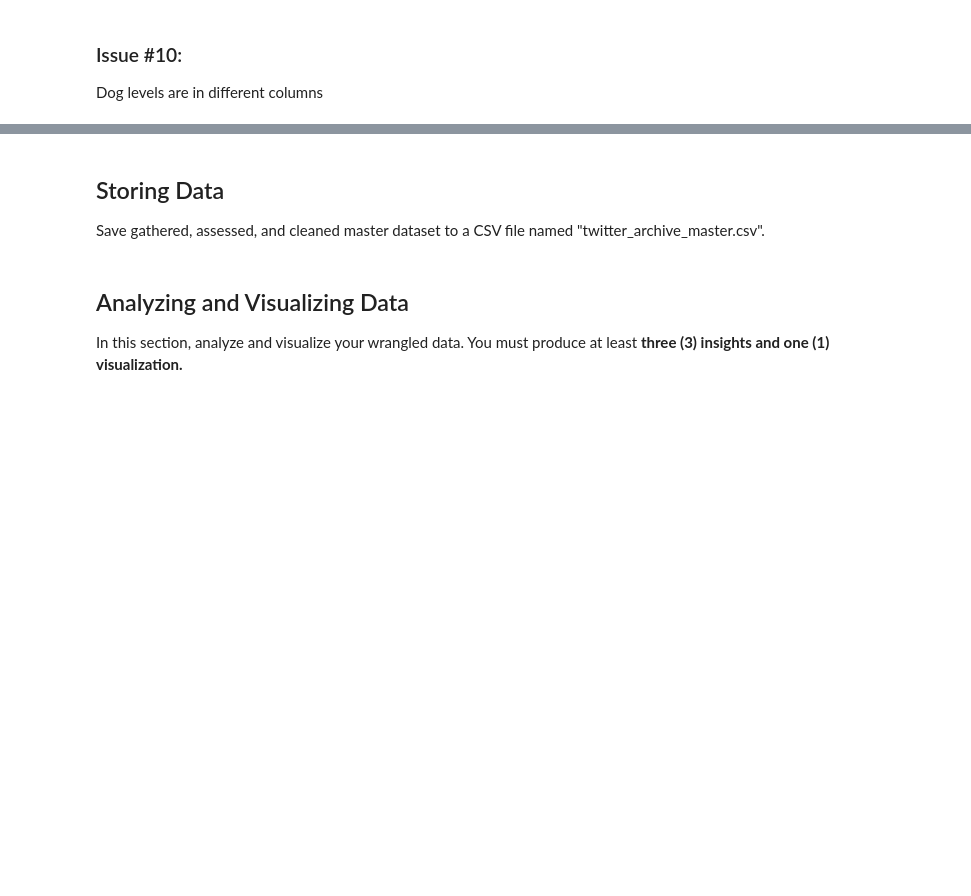
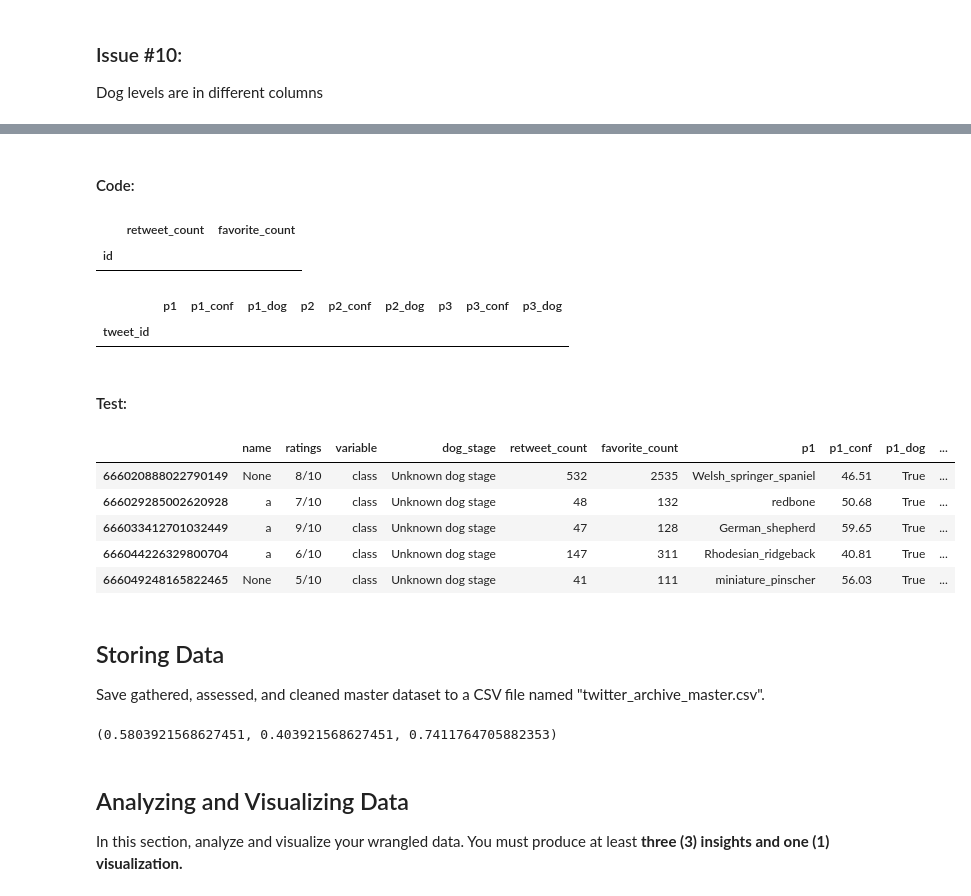
Before and after one commit to DrDev-Py/Udacity-Data-Wrangling, a Jupyter notebook: wrangle_act.ipynb, the cells around one changed output, grey strips where cells are left out. Drawn from its saved outputs; the diff is of its cells as text; code cells hidden in the pictures; blank space fills up the shorter version.

```diff
--- a/wrangle_act.ipynb
+++ b/wrangle_act.ipynb
@@ -710,2 +766,0 @@ tweet_data_copy.head(2)
-# %%
-tweet_data_copy = pd.melt(tweet_data_copy,id_vars=['name','ratings'], var_name = 'level',value_vars=['doggo','floofer','pupper','puppo'], ignore_index=False)
@@ -727,2 +769,2 @@ tweet_data_copy.shape
 # %%
-tweet_data_copy = tweet_data_copy[tweet_data_copy.value != "None"]
+tweet_data_copy= tweet_data_copy[tweet_data_copy.dog_stage!='None']
@@ -744,6 +791,35 @@ help(pd.melt)
+# %% [markdown]
+#### Code:
+# %%
+additional_tweet_data_copy.head(0)
+# %% [output]
+|  | retweet_count | favorite_count |
+| id |  |  |
+# %%
+image_prediction_copy.head(0)
+# %% [output]
+|  | p1 | p1_conf | p1_dog | p2 | p2_conf | p2_dog | p3 | p3_conf | p3_dog |
+| tweet_id |  |  |  |  |  |  |  |  |  |
+# %%
+twitter_combined = tweet_data_copy.merge(additional_tweet_data_copy, left_index=True, right_index=True).merge(image_prediction_copy, left_index=True, right_index=True)
+# %% [markdown]
+#### Test:
+# %%
+twitter_combined.head()
+# %% [output]
+|  | name | ratings | variable | dog_stage | retweet_count | favorite_count | p1 | p1_conf | p1_dog | ... |
+| 666020888022790149 | None | 8/10 | class | Unknown dog stage | 532 | 2535 | Welsh_springer_spaniel | 46.51 | True | ... |
+| 666029285002620928 | a | 7/10 | class | Unknown dog stage | 48 | 132 | redbone | 50.68 | True | ... |
+| 666033412701032449 | a | 9/10 | class | Unknown dog stage | 47 | 128 | German_shepherd | 59.65 | True | ... |
+| 666044226329800704 | a | 6/10 | class | Unknown dog stage | 147 | 311 | Rhodesian_ridgeback | 40.81 | True | ... |
+| 666049248165822465 | None | 5/10 | class | Unknown dog stage | 41 | 111 | miniature_pinscher | 56.03 | True | ... |
 # %% [markdown]
 ## Storing Data
 Save gathered, assessed, and cleaned master dataset to a CSV file named "twitter_archive_master.csv".
+# %%
+twitter_combined
+# %% [output]
+(0.5803921568627451, 0.403921568627451, 0.7411764705882353)
 # %% [markdown]
 ## Analyzing and Visualizing Data
 In this section, analyze and visualize your wrangled data. You must produce at least **three (3) insights and one (1) visualization.**
```
Also changed, not shown: parts of 28 cells of this notebook, 2 other files.
